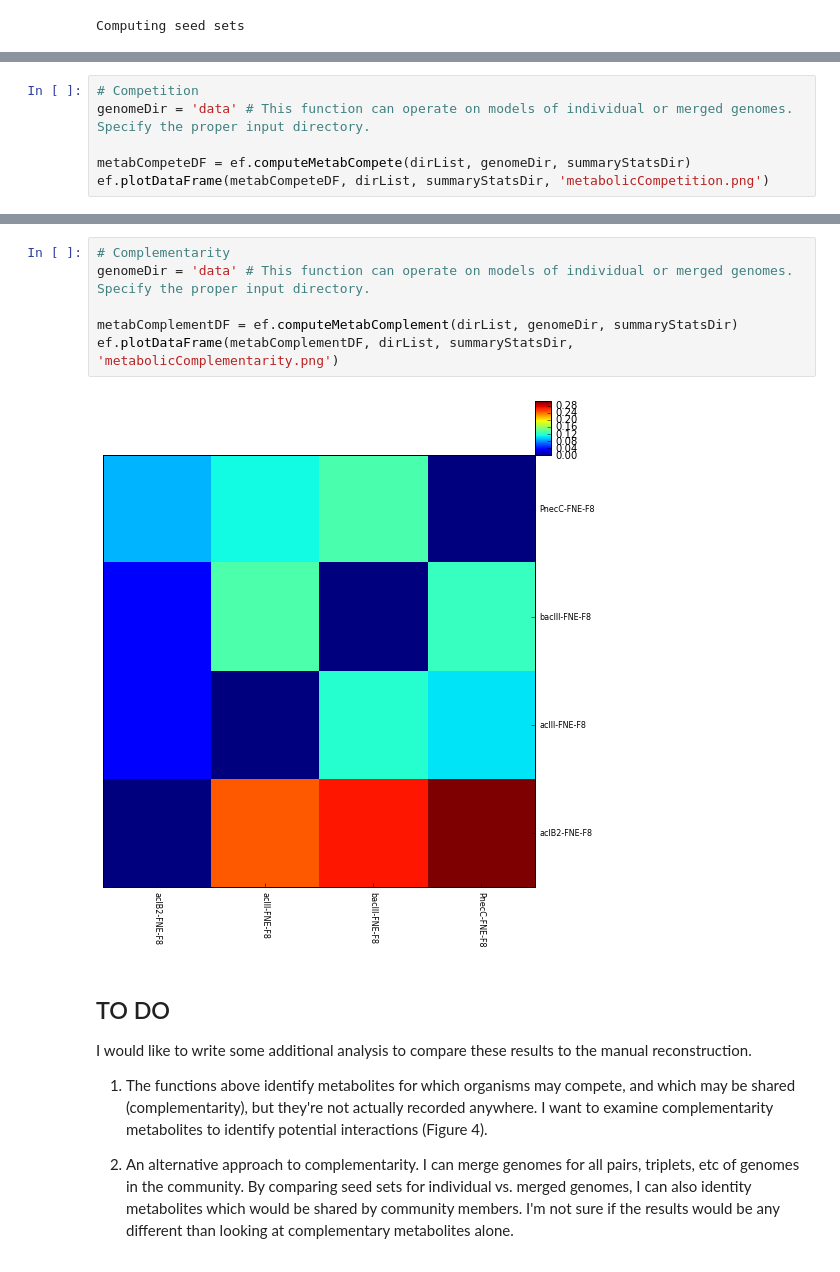
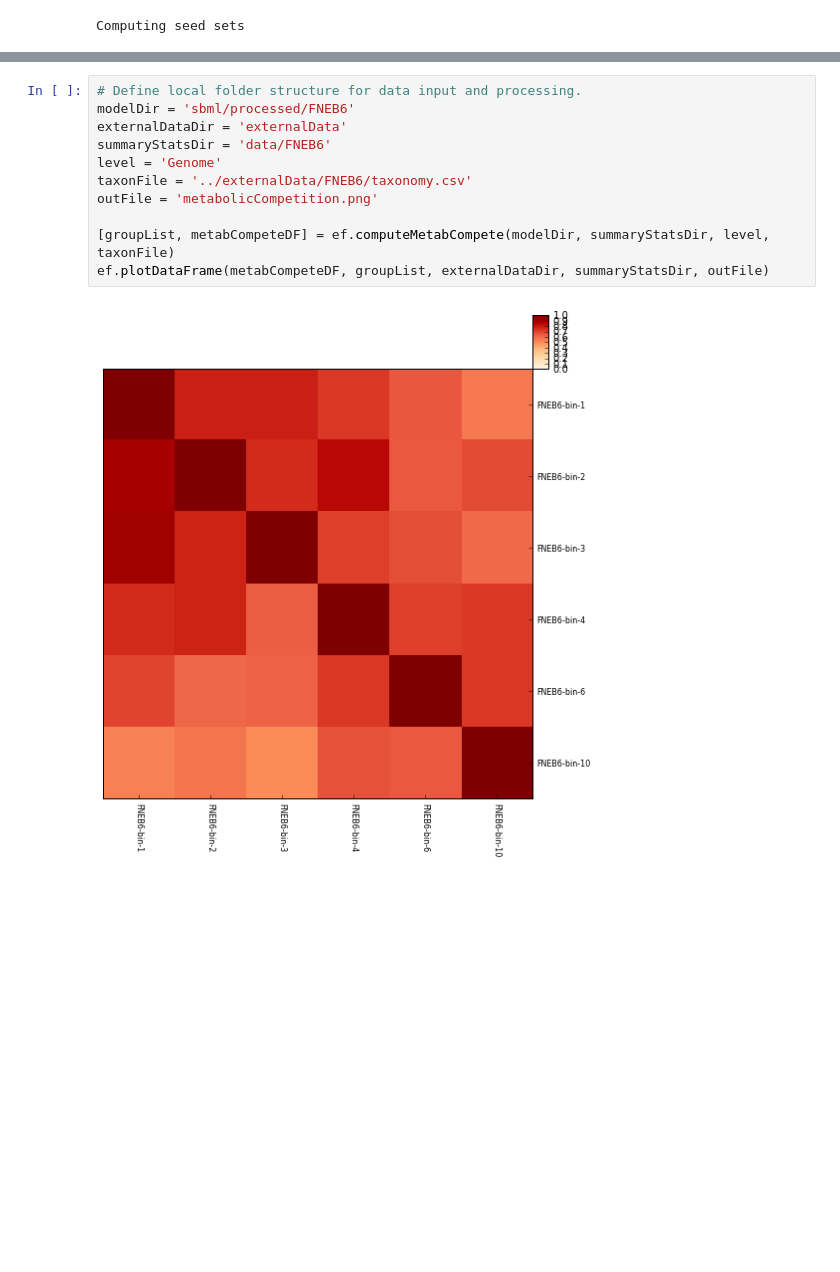
Before and after one commit to celawson87/reverseEcology, a Jupyter notebook: jupyter/reverseEcology.ipynb, the cells around one changed output, grey strips where cells are left out. Drawn from its saved outputs; the diff is of its cells as text; blank space fills up the shorter version.

Commit message:
Compute seed sets. Update NB with theory and code.

```diff
--- a/jupyter/reverseEcology.ipynb
+++ b/jupyter/reverseEcology.ipynb
@@ -659,7 +663 @@ Metabolic complementarity represents the complementarity in two organisms’ nut
 The functions below compute the competition and complementarity scores between all pairs of genomes and visualize the results as a heatmap.
-# %%
-# Competition
-genomeDir = 'data' # This function can operate on models of individual or merged genomes. Specify the proper input directory.
-
-metabCompeteDF = ef.computeMetabCompete(dirList, genomeDir, summaryStatsDir)
-ef.plotDataFrame(metabCompeteDF, dirList, summaryStatsDir, 'metabolicCompetition.png')
@@ -669,16 +664,13 @@ ef.plotDataFrame(metabCompeteDF, dirList, summaryStatsDir, 'metabolicCompetition
-# %%
-# Complementarity
-genomeDir = 'data' # This function can operate on models of individual or merged genomes. Specify the proper input directory.
-
-metabComplementDF = ef.computeMetabComplement(dirList, genomeDir, summaryStatsDir)
-ef.plotDataFrame(metabComplementDF, dirList, summaryStatsDir, 'metabolicComplementarity.png')
-# %% [output]
-[figure, removed]
-# %% [markdown]
-## TO DO
-
-I would like to write some additional analysis to compare these results to the manual reconstruction.
-
-1. The functions above identify metabolites for which organisms may compete, and which may be shared (complementarity), but they're not actually recorded anywhere. I want to examine complementarity metabolites to identify potential interactions (Figure 4).
-
-2. An alternative approach to complementarity. I can merge genomes for all pairs, triplets, etc of genomes in the community. By comparing seed sets for individual vs. merged genomes, I can also identity metabolites which would be shared by community members. I'm not sure if the results would be any different than looking at complementary metabolites alone.
+# %%
+# Define local folder structure for data input and processing.
+modelDir = 'sbml/processed/FNEB6'
+externalDataDir = 'externalData'
+summaryStatsDir = 'data/FNEB6'
+level = 'Genome'
+taxonFile = '../externalData/FNEB6/taxonomy.csv'
+outFile = 'metabolicCompetition.png'
+
+[groupList, metabCompeteDF] = ef.computeMetabCompete(modelDir, summaryStatsDir, level, taxonFile)
+ef.plotDataFrame(metabCompeteDF, groupList, externalDataDir, summaryStatsDir, outFile)
+# %% [output]
+[figure, added]
```
Also changed, not shown: parts of 8 cells of this notebook, 26 other files.
